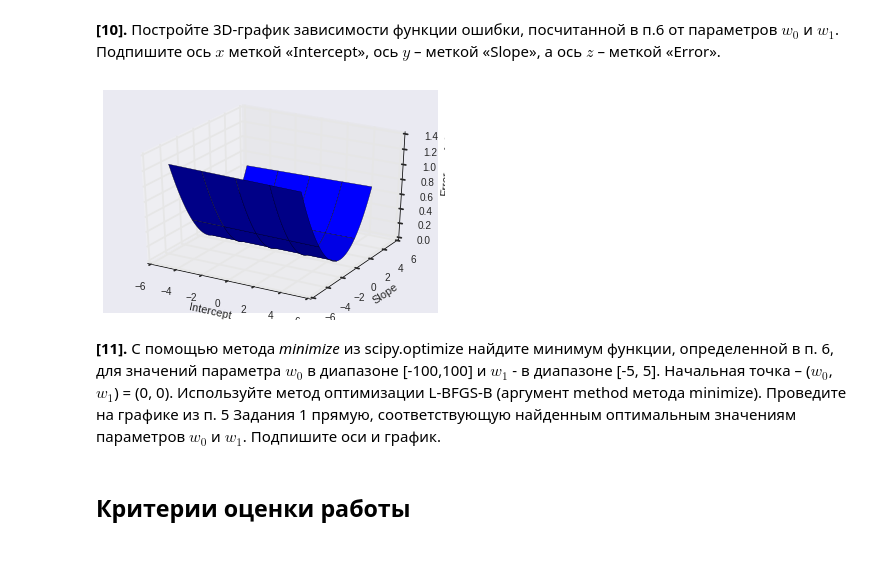
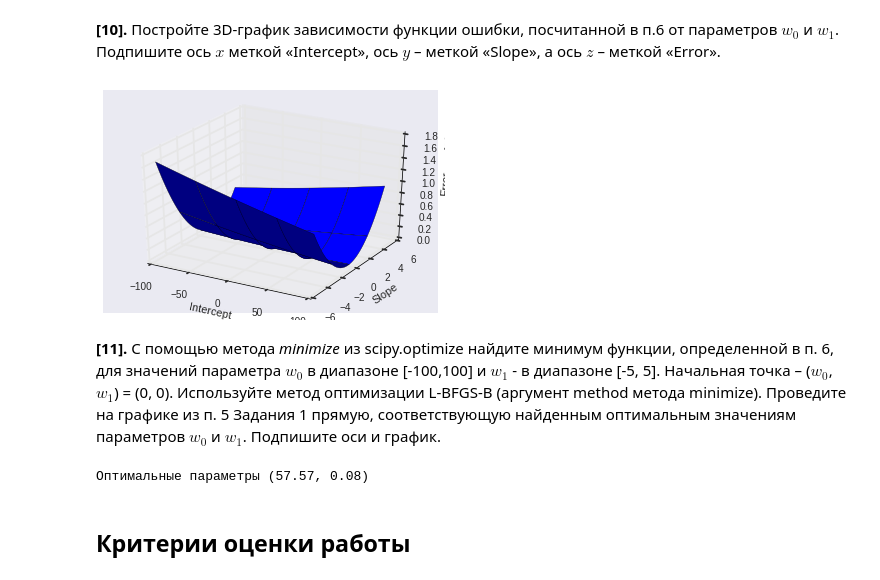
Before and after one commit to MariamSherif/pyda, a Jupyter notebook: nb/peer_review_linreg_height_weight.ipynb, the cells around one changed output. Saved outputs shown, nothing was run; the diff lists cells and outputs as text; code cells hidden in the pictures.

```diff
--- a/nb/peer_review_linreg_height_weight.ipynb
+++ b/nb/peer_review_linreg_height_weight.ipynb
@@ -227,21 +227,21 @@ plt.show()
 # %%
 fig = plt.figure()
 ax = fig.gca(projection='3d') # get current axis
 
-X = np.arange(-5, 5, 0.25)
+X = np.arange(-100, 100, 5)
 Y = np.arange(-5, 5, 0.25)
 X, Y = np.meshgrid(X, Y)
 Z = sq_error(X, Y)
 
 ax = fig.gca(projection='3d')
 surf = ax.plot_surface(X, Y, Z)
 
 ax.set_xlabel('Intercept')
 ax.set_ylabel('Slope')
 ax.set_zlabel('Error')
 
 plt.show()
 # %% [output]
-[figure, old version]
+[figure, new version]
 # %% [markdown]
 **[11].** С помощью метода *minimize* из scipy.optimize найдите минимум функции, определенной в п. 6, для значений параметра $w_0$ в диапазоне [-100,100] и $w_1$ - в диапазоне [-5, 5]. Начальная точка – ($w_0$, $w_1$) = (0, 0). Используйте метод оптимизации L-BFGS-B (аргумент method метода minimize). Проведите на графике из п. 5 Задания 1 прямую, соответствующую найденным оптимальным значениям параметров $w_0$ и $w_1$. Подпишите оси и график.
@@ -250,3 +248,11 @@ plt.show()
+# %%
+from scipy.optimize import minimize
+
+w0, w1 = minimize(lambda X: sq_error(*X), x0=(0, 0), bounds=((-100, 100), (-5, 5), ), method='L-BFGS-B').x
+
+print u'Оптимальные параметры (%.4f, %.2f)' % (w0, w1)
+# %% [output]
+Оптимальные параметры (57.57, 0.08)
 # %%
 # Ваш код здесь
 # %% [markdown]
```
Also changed, not shown: parts of 1 cell of this notebook.
